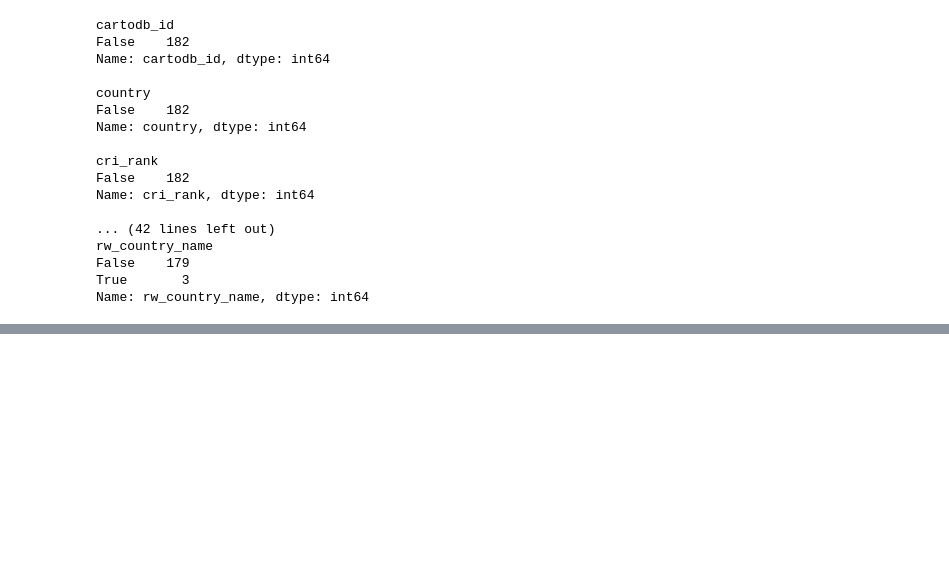
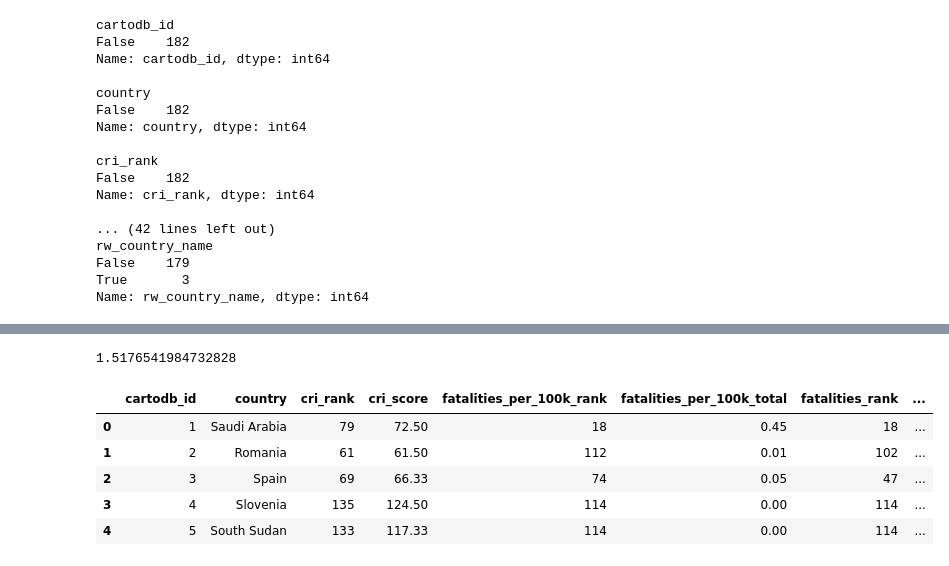
Before and after one commit to tahmee/SVC-Premiere-Project, a Jupyter notebook: SVC project.ipynb, the cells around one changed output, grey strips where cells are left out. Saved outputs shown, nothing was run; the diff lists cells and outputs as text; code cells hidden in the pictures; blank space fills up the shorter version.

```diff
--- a/SVC project.ipynb
+++ b/SVC project.ipynb
@@ -127,0 +159,13 @@ Name: rw_country_name, dtype: int64
+# %%
+mean = df['losses_per_gdp__total'].mean()
+print(mean)
+df['losses_per_gdp__total'].replace(np.nan,mean, inplace = True)
+df.head()
+# %% [output]
+1.5176541984732828
+|  | cartodb_id | country | cri_rank | cri_score | fatalities_per_100k_rank | fatalities_per_100k_total | fatalities_rank | ... |
+| 0 | 1 | Saudi Arabia | 79 | 72.50 | 18 | 0.45 | 18 | ... |
+| 1 | 2 | Romania | 61 | 61.50 | 112 | 0.01 | 102 | ... |
+| 2 | 3 | Spain | 69 | 66.33 | 74 | 0.05 | 47 | ... |
+| 3 | 4 | Slovenia | 135 | 124.50 | 114 | 0.00 | 114 | ... |
+| 4 | 5 | South Sudan | 133 | 117.33 | 114 | 0.00 | 114 | ... |
```
Also changed, not shown: parts of 25 cells of this notebook.
